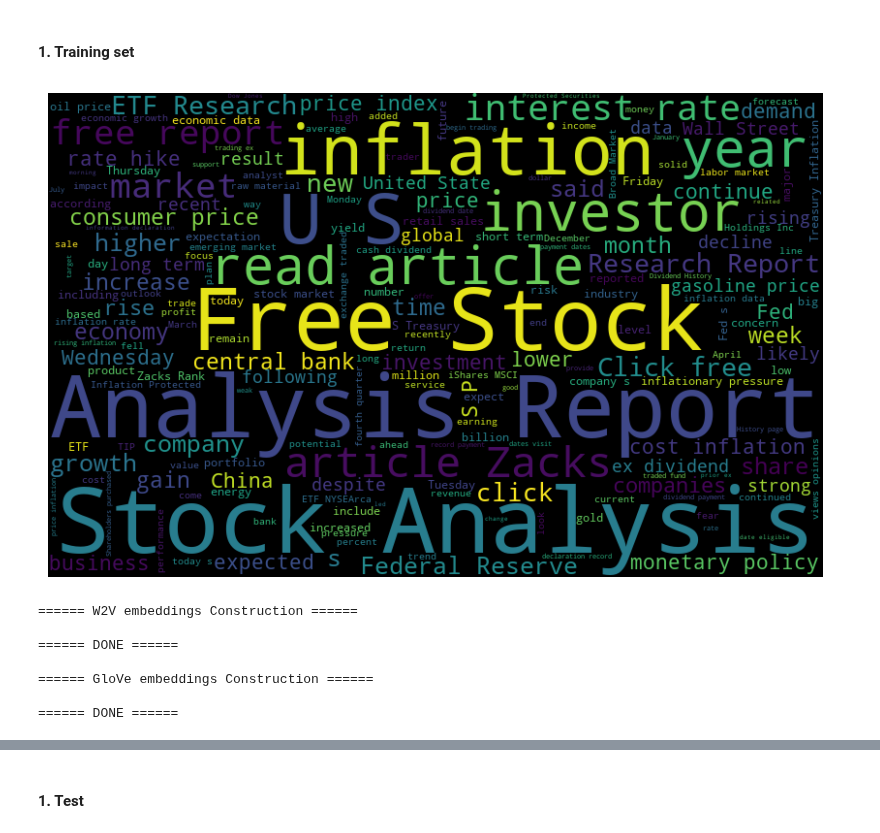
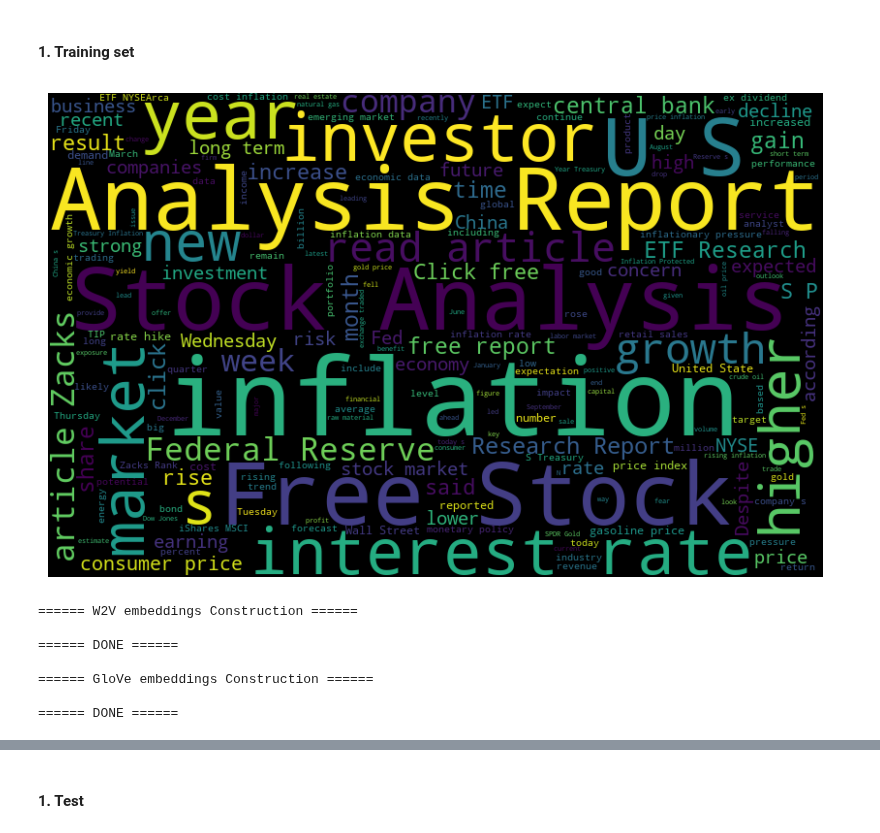
Before and after one commit to paultltc/InflaBERT, a Jupyter notebook: source/training/SA.ipynb, the cells around one changed output, grey strips where cells are left out. Drawn from its saved outputs; the diff is of its cells as text; code cells hidden in the pictures.

```diff
--- a/source/training/SA.ipynb
+++ b/source/training/SA.ipynb
@@ -31,7 +31,6 @@ import pandas as pd
 pd.options.plotting.backend = "plotly"
 pd.options.plotting.backend = 'matplotlib'
 # Plot styling and settings
-plt.style.use('fivethirtyeight')
 pd.set_option("display.max_columns", 50)
 pd.set_option("display.max_rows", 700)
 pd.set_option('display.max_colwidth', None)
@@ -64,6 +63,7 @@ from tqdm import tqdm
 tqdm.pandas(desc="progress-bar")
 
 from wordcloud import WordCloud
+sns.set_theme()
 
 import warnings
 warnings.filterwarnings("ignore", category=DeprecationWarning)
@@ -232,6 +232,23 @@ def show_labels_count(df):
 
     fig.show()
 
+
+def show_labels_count_sb(df):
+    # Calculate value counts and proportions
+    counts = df.labels.value_counts()
+    proportions = (counts / counts.sum()) * 100
+    print(proportions)
+    # Create Seaborn bar plot
+    fig, ax = plt.subplots()
+    sns.barplot(x=counts.index, y=counts, color='royalblue')  # Plot counts on y-axis
+
+    # Set axis labels
+    ax.set_xlabel('Label')
+    ax.set_ylabel('Number of Articles')
+    ax.set_title('Sentiment Distribution: 0 is negative, 1 is neutral, 2 is positive')
+
+    plt.show()
+
 # ================================================================================================ #
 def avg_word_vectors(tokens, model, vector_size):
         word_vectors = []
@@ -261,7 +278,7 @@ def load_glove_embeddings(file_path):
     return embeddings_index
 
 # ================================================================================================ #
-def get_train_eval_test(train_path, test_path, global_path="../../data/news/"):
+def get_train_eval_test(train_path, test_path, global_path="../../data/news/gpt4/"):
     raw_ds = load_dataset('json', data_files={'train': global_path+train_path, 'test': global_path+test_path})
     raw_ds.update(split_hf(raw_ds['train']))
     raw_ds = raw_ds.map(lambda ex: {'labels': int(ex['label']) + 1})
@@ -365,7 +382,7 @@ def cv_pipeline(X_train, X_test, y_train, y_test):
 #### 1. Raw training set
 # %%
 # Get Raws dataset
-train_raw_df, eval_raw_df, test_raw_df = get_train_eval_test('news_train.jsonl', 'news_test_upsample.jsonl')
+train_raw_df, eval_raw_df, test_raw_df = get_train_eval_test('news_train_upsampled_gpt4.jsonl', 'news_test_gpt4.jsonl')
 show_labels_count(train_raw_df)
 show_labels_count(eval_raw_df)
 show_labels_count(test_raw_df)
@@ -447,9 +466,9 @@ Let’s train a Word2Vec x GloVe model on our corpus.
 #### 1. Training set
 # %%
 # call pipeline
-train_raw, eval_raw, test_raw = full_pipeline_w2v_glove(train=train_raw_df, eval=eval_raw_df, test=testing_news)
+train_raw, eval_raw, test_raw = full_pipeline_w2v_glove(train=train_raw_df, eval=eval_raw_df, test=test_raw_df)
 # %% [output]
-[figure, old version]
+[figure, new version]
 ====== W2V embeddings Construction ======
 
 ====== DONE ======
```
Also changed, not shown: parts of 5 cells of this notebook, 3 other files.
